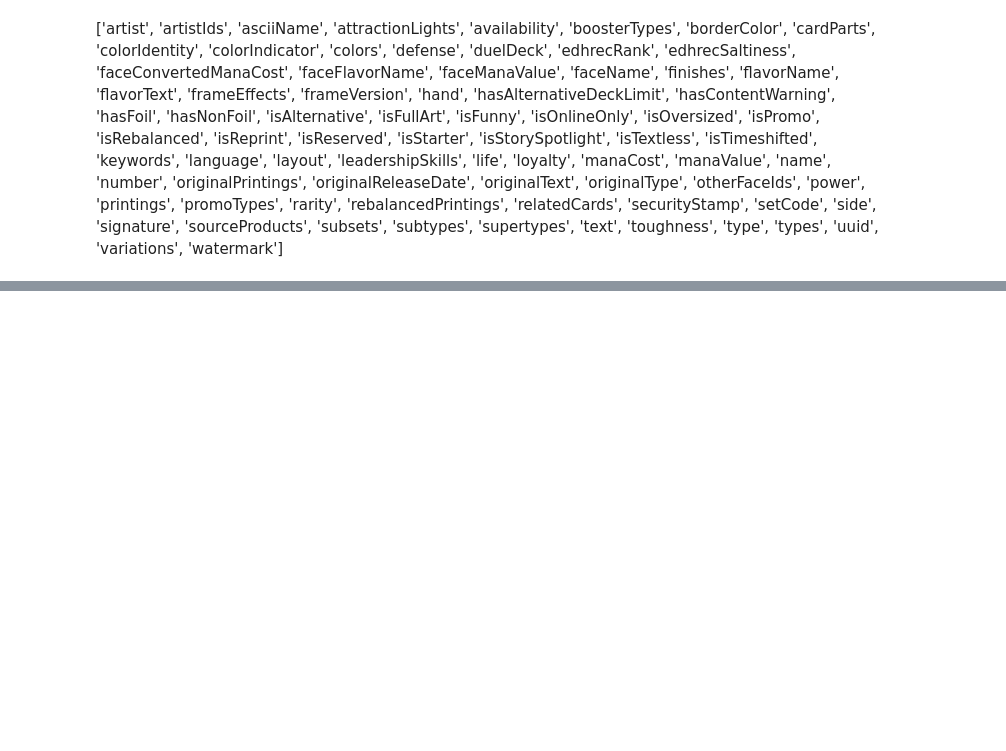
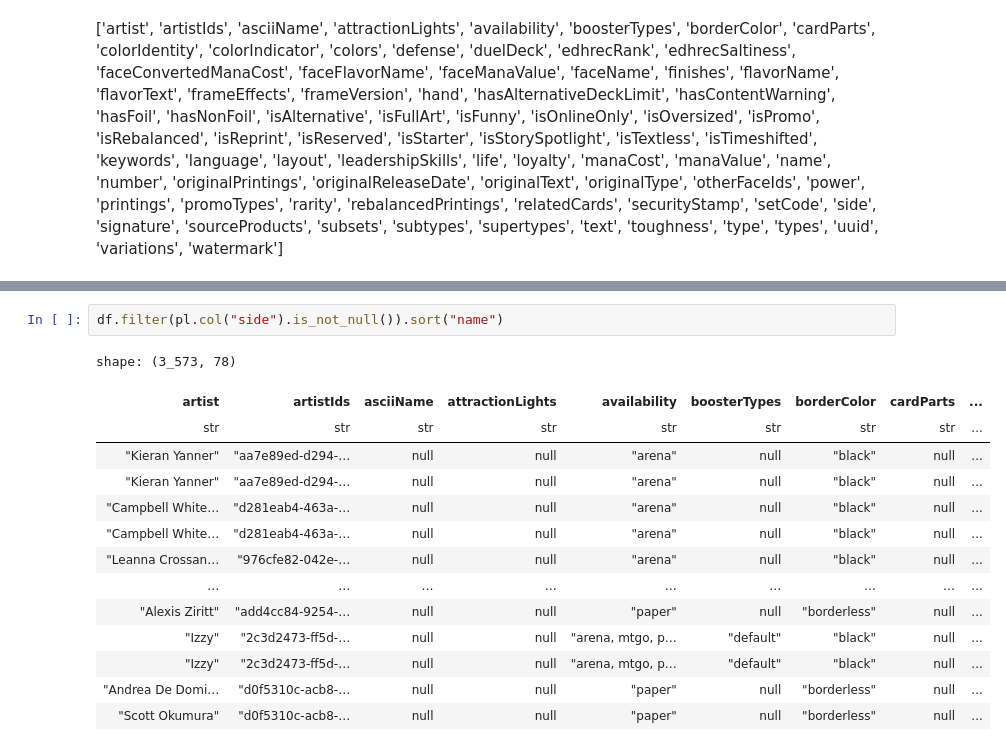
Before and after one commit to DaveParr/mtgai, a Jupyter notebook: notebooks/readdata.ipynb, the cells around one changed output, grey strips where cells are left out. Drawn from its saved outputs; the diff is of its cells as text; blank space fills up the shorter version.

```diff
--- a/notebooks/readdata.ipynb
+++ b/notebooks/readdata.ipynb
@@ -137,3 +166,20 @@ shape: (12, 78)
+# %%
+df.filter(pl.col("side").is_not_null()).sort("name")
+# %% [output]
+shape: (3_573, 78)
+| artist | artistIds | asciiName | attractionLights | availability | boosterTypes | borderColor | cardParts | ... |
+| str | str | str | str | str | str | str | str | ... |
+| "Kieran Yanner" | "aa7e89ed-d294-… | null | null | "arena" | null | "black" | null | ... |
+| "Kieran Yanner" | "aa7e89ed-d294-… | null | null | "arena" | null | "black" | null | ... |
+| "Campbell White… | "d281eab4-463a-… | null | null | "arena" | null | "black" | null | ... |
+| "Campbell White… | "d281eab4-463a-… | null | null | "arena" | null | "black" | null | ... |
+| "Leanna Crossan… | "976cfe82-042e-… | null | null | "arena" | null | "black" | null | ... |
+| … | … | … | … | … | … | … | … | ... |
+| "Alexis Ziritt" | "add4cc84-9254-… | null | null | "paper" | null | "borderless" | null | ... |
+| "Izzy" | "2c3d2473-ff5d-… | null | null | "arena, mtgo, p… | "default" | "black" | null | ... |
+| "Izzy" | "2c3d2473-ff5d-… | null | null | "arena, mtgo, p… | "default" | "black" | null | ... |
+| "Andrea De Domi… | "d0f5310c-acb8-… | null | null | "paper" | null | "borderless" | null | ... |
+| "Scott Okumura" | "d0f5310c-acb8-… | null | null | "paper" | null | "borderless" | null | ... |
 # %%
 # drop cards with number format "A- "
 
```
Also changed, not shown: parts of 15 cells of this notebook, 1 other file.
